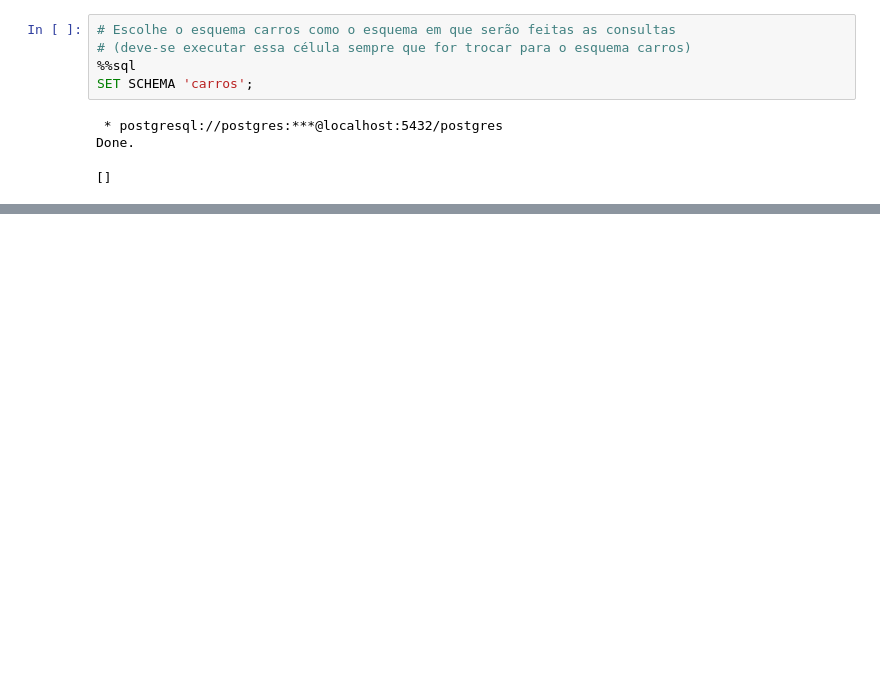
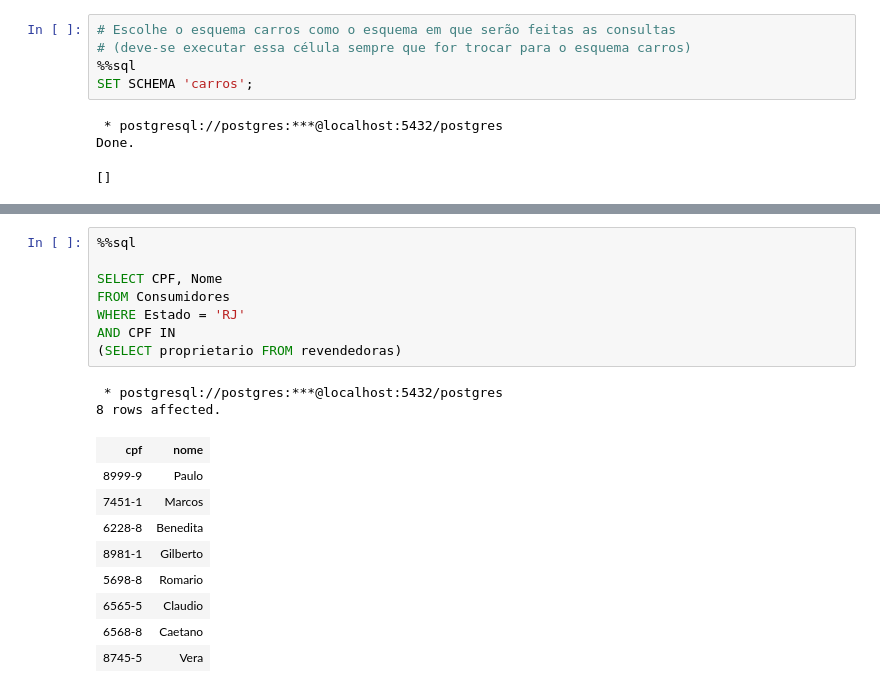
Before and after one commit to dipucriodigital/engenharia-de-software, a Jupyter notebook: banco-de-dados/BD_Aula1.ipynb, the cells around one changed output, grey strips where cells are left out. Cells and saved outputs as stored; diff of their text form; blank space fills up the shorter version.

```diff
--- a/banco-de-dados/BD_Aula1.ipynb
+++ b/banco-de-dados/BD_Aula1.ipynb
@@ -134,0 +208,20 @@ Respostas [PDF compartilhado](https://drive.google.com/file/d/1zcekq_NjbqyKhvxd5
+# %%
+%%sql
+
+SELECT CPF, Nome
+FROM Consumidores
+WHERE Estado = 'RJ'
+AND CPF IN
+(SELECT proprietario FROM revendedoras)
+# %% [output]
+ * postgresql://postgres:***@localhost:5432/postgres
+8 rows affected.
+| cpf | nome |
+| 8999-9 | Paulo |
+| 7451-1 | Marcos |
+| 6228-8 | Benedita |
+| 8981-1 | Gilberto |
+| 5698-8 | Romario |
+| 6565-5 | Claudio |
+| 6568-8 | Caetano |
+| 8745-5 | Vera |
```
Also changed, not shown: parts of 36 cells of this notebook.
